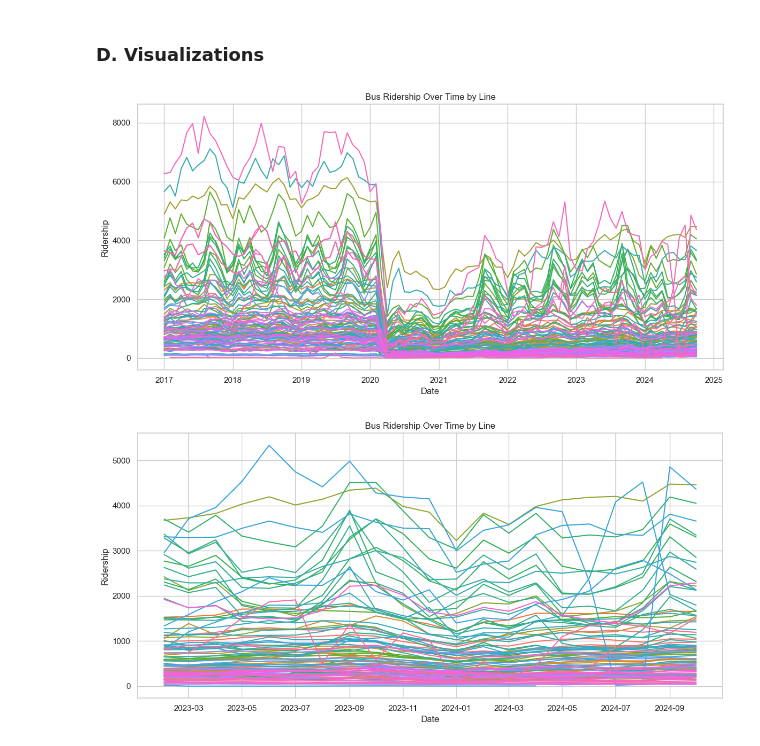
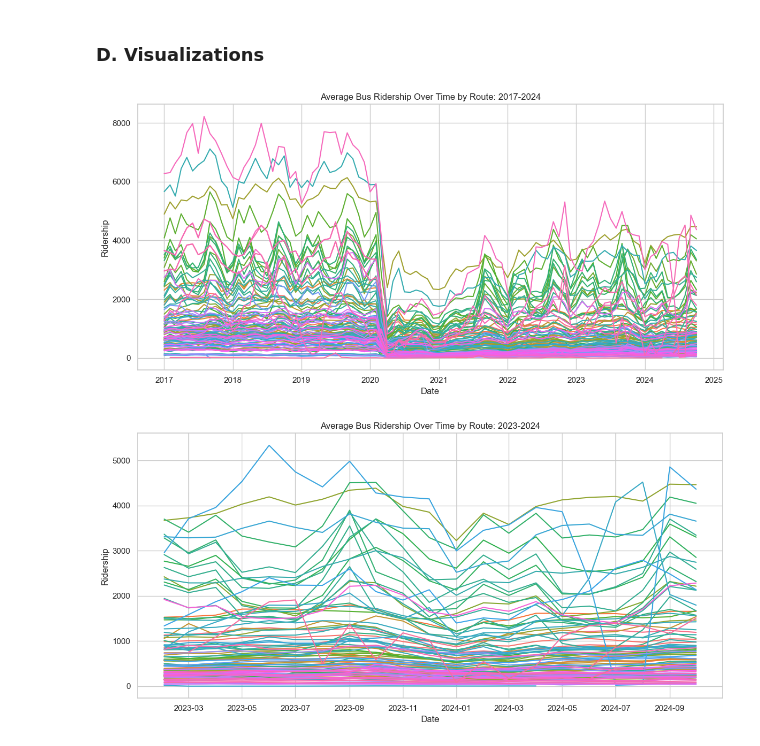
Before and after one commit to KateMunkacsy/90803ML-FinalProject, a Jupyter notebook: 1_EDA.ipynb, the cells around one changed output. Drawn from its saved outputs; the diff is of its cells as text; code cells hidden in the pictures.

```diff
--- a/1_EDA.ipynb
+++ b/1_EDA.ipynb
@@ -5,6 +5,9 @@
 **Team**: T20 - Eurus Li, Garrett Kent, Kate Munkacsy
 # %% [markdown]
 ### A. Initial setup
+# %%
+## UPDATE BEFORE RUNNING CODE
+dir = "path/to/repo/"
 # %%
 import pandas as pd
 import matplotlib.pyplot as plt
@@ -16,7 +19,7 @@ sns.set(style="whitegrid")
 # %% [markdown]
 ### B. Import data
 # %%
-ridership_df = pd.read_csv("Data/ridership.csv")
+ridership_df = pd.read_csv(dir + "/Data/ridership.csv")
 ridership_df['year_month'] = ridership_df['year_month'].astype(str)
 ridership_df.head()
 # %% [output]
@@ -97,31 +100,31 @@ Null values: 207
 # %%
 # Convert date column to datetime
 ridership_df['month_start'] = pd.to_datetime(ridership_df['month_start'])
 
-# Plot
+# Plot average ridership for all years in data (2017-2024)
 plt.figure(figsize=(12, 6))
 sns.lineplot(data=ridership_df, x='month_start', y='avg_riders', hue='route', errorbar=None)
 plt.legend().remove()
 
-plt.title("Bus Ridership Over Time by Line")
+plt.title("Average Bus Ridership Over Time by Route: 2017-2024")
 plt.xlabel("Date")
 plt.ylabel("Ridership")
 plt.tight_layout()
 plt.show()
 # %% [output]
-[figure, old version]
+[figure, new version]
 # %%
 ridership_filtered = ridership_df[ridership_df['month_start'] > '2023-01-01']
 # %%
-# Plot
+# Plot more recent
 plt.figure(figsize=(12, 6))
 sns.lineplot(data=ridership_filtered, x='month_start', y='avg_riders', hue='route', errorbar=None)
 plt.legend().remove()
 
-plt.title("Bus Ridership Over Time by Line")
+plt.title("Average Bus Ridership Over Time by Route: 2023-2024")
 plt.xlabel("Date")
 plt.ylabel("Ridership")
 plt.tight_layout()
 plt.show()
 # %% [output]
-[figure, old version]
+[figure, new version]
```
Also changed, not shown: parts of 1 cell of this notebook, 2 other files.
